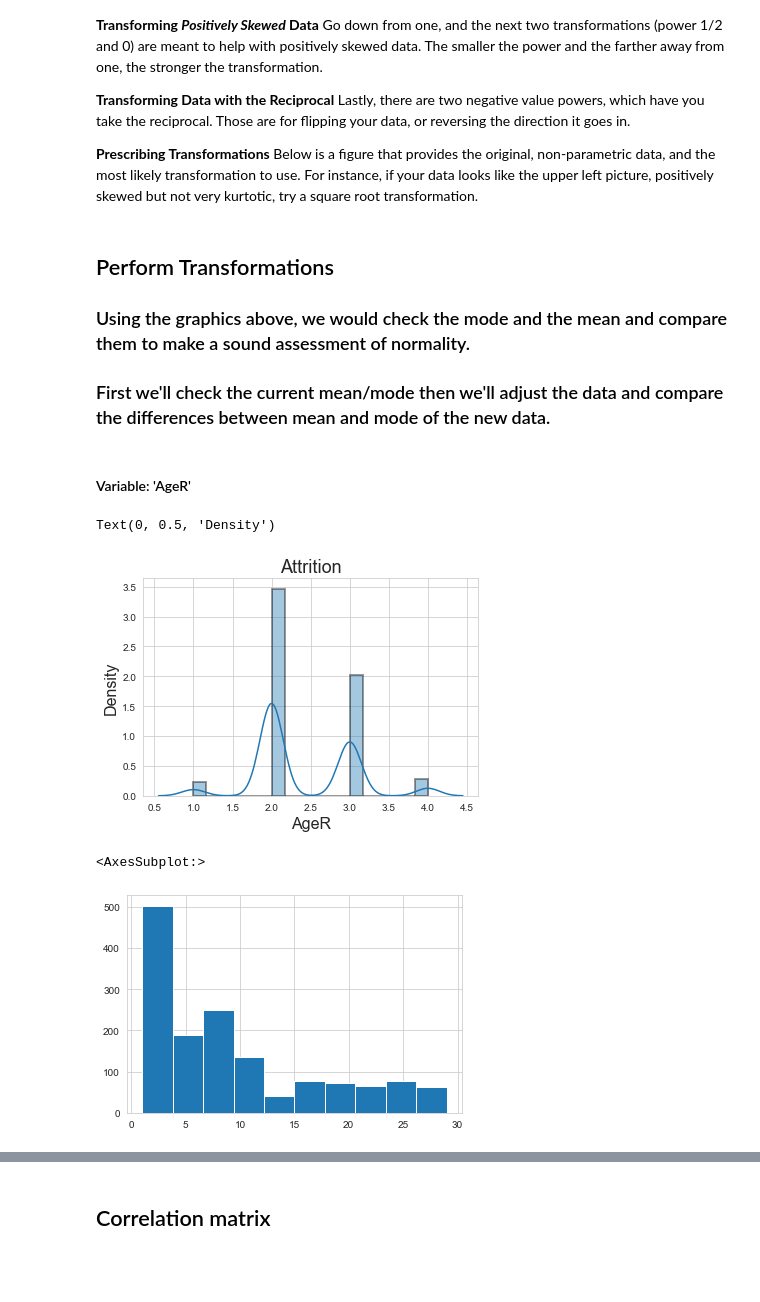
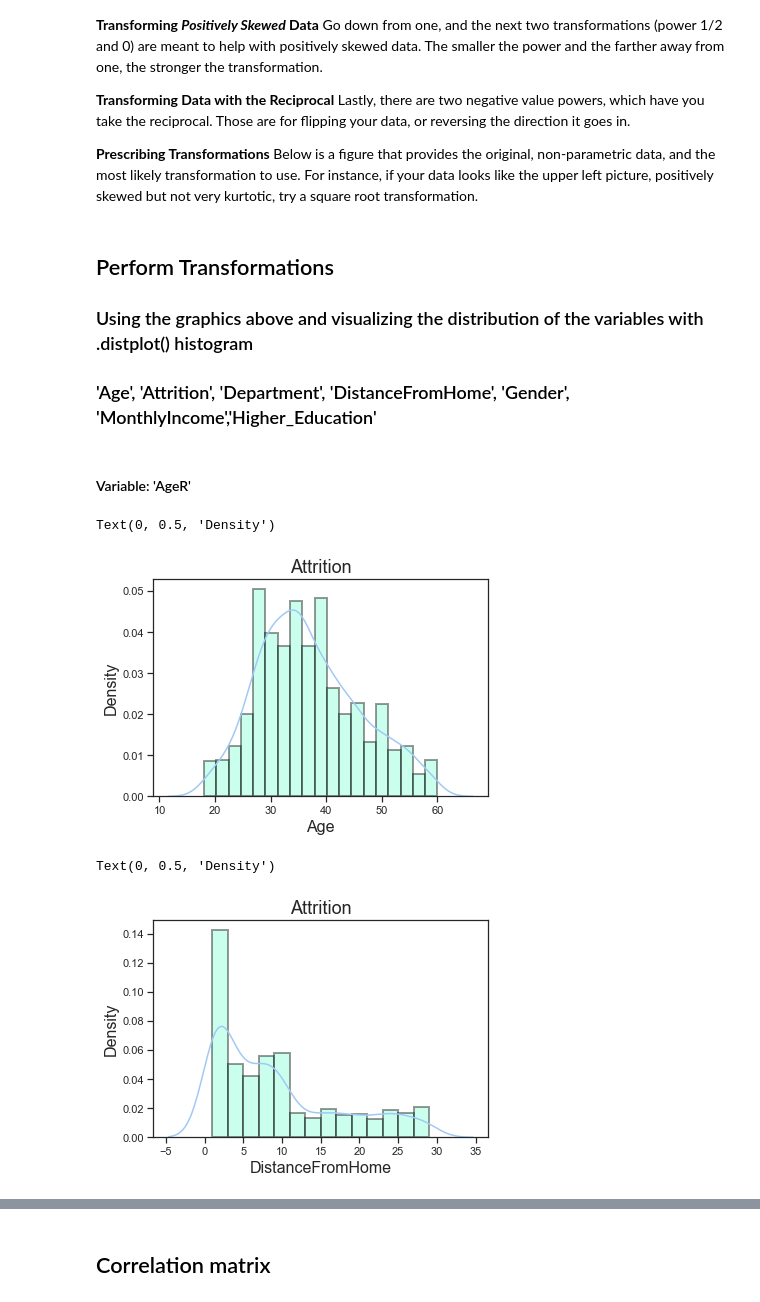
Before and after one commit to SarahMangrum/WozUFinalProject, a Jupyter notebook: HR_Attrition_SAM.ipynb, the cells around one changed output, grey strips where cells are left out. Drawn from its saved outputs; the diff is of its cells as text; code cells hidden in the pictures; blank space fills up the shorter version.

Commit message:
made some more changes to SAM
just combing over things for typos and etc, Added some histogram plots as visuals for Independent Chi Square tests.  Found error in Age Recode Key

```diff
--- a/HR_Attrition_SAM.ipynb
+++ b/HR_Attrition_SAM.ipynb
@@ -461,6 +477,6 @@ Lastly, there are two negative value powers, which have you take the reciprocal.
 Below is a figure that provides the original, non-parametric data, and the most likely transformation to use. For instance, if your data looks like the upper left picture, positively skewed but not very kurtotic, try a square root transformation.
 # %% [markdown]
 ## Perform Transformations
-### Using the graphics above, we would check the mode and the mean and compare them to make a sound assessment of normality.
-### First we'll check the current mean/mode then we'll adjust the data and compare the differences between mean and mode of the new data.
+### Using the graphics above and visualizing the distribution of the variables with .distplot() histogram
+### 'Age', 'Attrition', 'Department', 'DistanceFromHome', 'Gender', 'MonthlyIncome','Higher_Education'
 # %%
@@ -476,13 +494,13 @@ Below is a figure that provides the original, non-parametric data, and the most
 # %%
 # plot histogram to see distribution
 
-sns.distplot(attrition['AgeR'], hist_kws= dict(edgecolor= 'black', linewidth= 2))
+sns.distplot(attrition['Age'], hist_kws= dict(color = 'aquamarine', edgecolor= 'black', linewidth= 2))
 plt.title('Attrition', fontsize= 18)
-plt.xlabel('AgeR', fontsize= 16)
+plt.xlabel('Age', fontsize= 16)
 plt.ylabel('Density', fontsize= 16)
 # %% [output]
 Text(0, 0.5, 'Density')
-[figure, old version]
+[figure, new version]
 # %%
 # 'AgeR' is approximately normally distributed. No transformation needed.
 # %%
@@ -500,7 +518,10 @@ Text(0, 0.5, 'Density')
 # %%
 # attrition['Age'].describe()
 # %%
-attrition['DistanceFromHome'].hist()
+sns.distplot(attrition['DistanceFromHome'], hist_kws= dict(color = 'aquamarine', edgecolor= 'black', linewidth= 2))
+plt.title('Attrition', fontsize= 18)
+plt.xlabel('DistanceFromHome', fontsize= 16)
+plt.ylabel('Density', fontsize= 16)
 # %% [output]
-<AxesSubplot:>
+Text(0, 0.5, 'Density')
-[figure, old version]
+[figure, new version]
```
Also changed, not shown: parts of 45 cells of this notebook.
